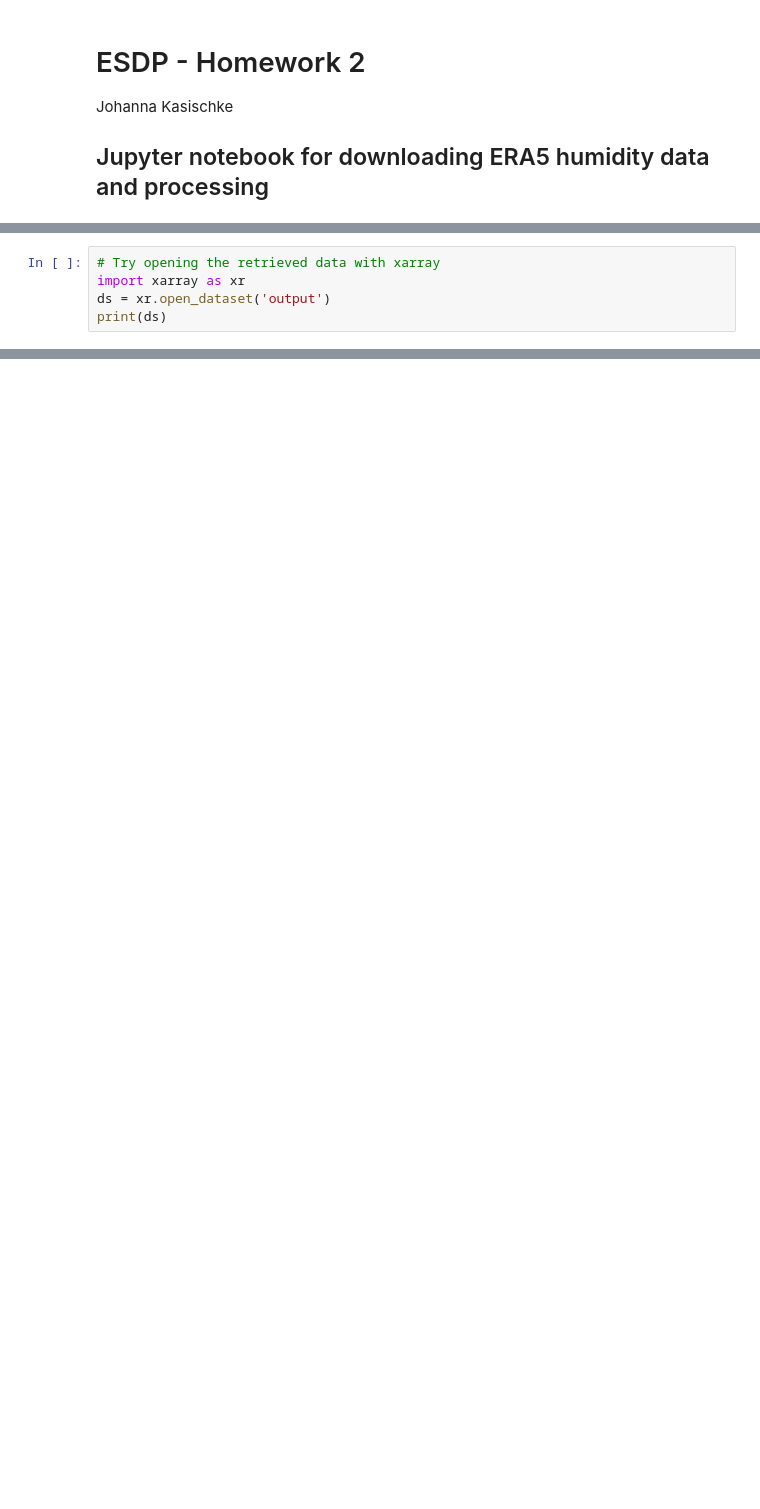
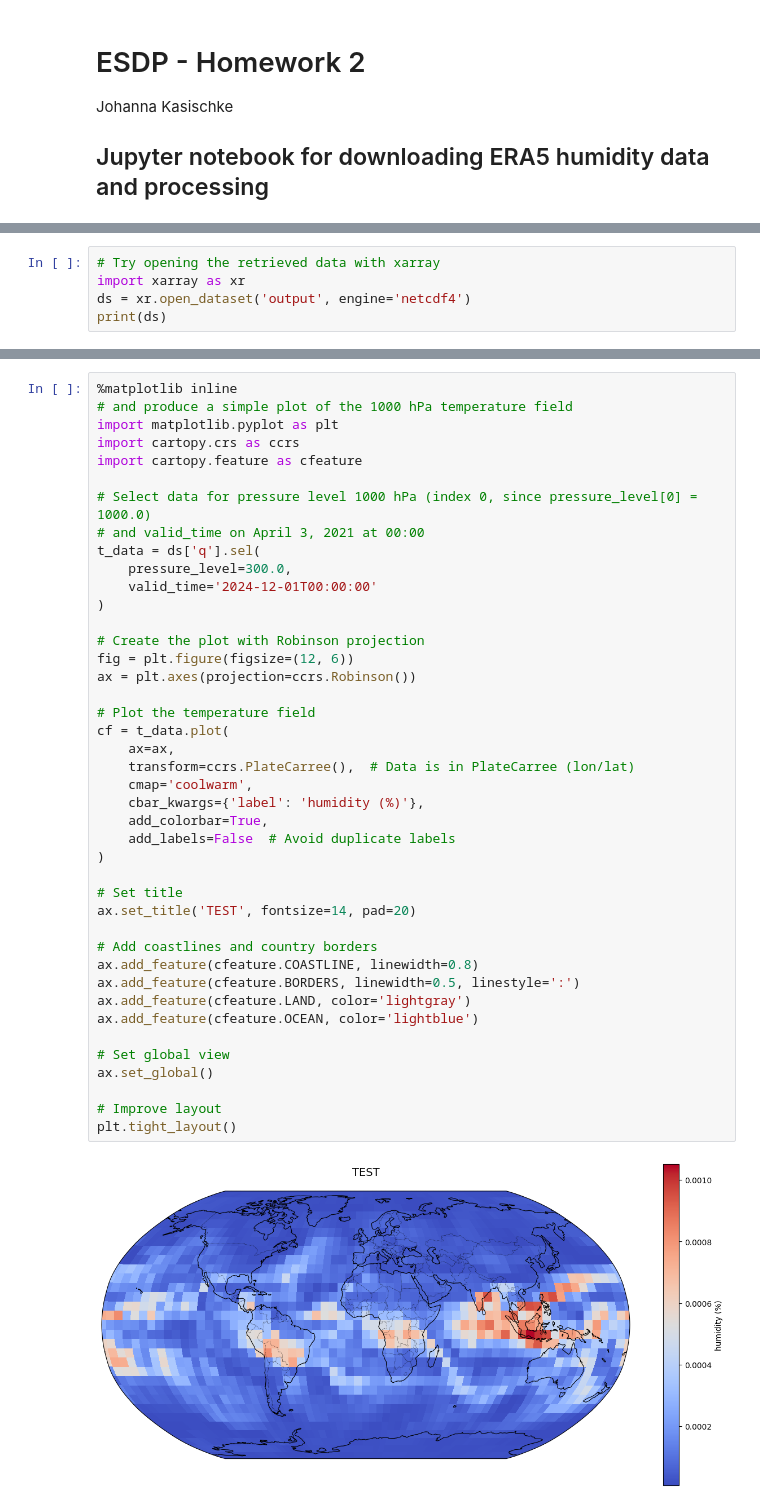
Before and after one commit to maschu09/earth-system-data-processing, a Jupyter notebook: data_access/hw2/load_ERA5_humidity-data.ipynb, the cells around one changed output, grey strips where cells are left out. Drawn from its saved outputs; the diff is of its cells as text; blank space fills up the shorter version.

Commit message:
test download

```diff
--- a/data_access/hw2/load_ERA5_humidity-data.ipynb
+++ b/data_access/hw2/load_ERA5_humidity-data.ipynb
@@ -36,6 +44,6 @@ client.retrieve(dataset, request).download()
 # %%
 # Try opening the retrieved data with xarray
 import xarray as xr
-ds = xr.open_dataset('output')
+ds = xr.open_dataset('output', engine='netcdf4')
 print(ds)
 # %% [output]
@@ -44,0 +130,44 @@ https://docs.xarray.dev/en/stable/user-guide/io
+# %%
+%matplotlib inline
+# and produce a simple plot of the 1000 hPa temperature field
+import matplotlib.pyplot as plt
+import cartopy.crs as ccrs
+import cartopy.feature as cfeature
+
+# Select data for pressure level 1000 hPa (index 0, since pressure_level[0] = 1000.0)
+# and valid_time on April 3, 2021 at 00:00
+t_data = ds['q'].sel(
+    pressure_level=300.0,
+    valid_time='2024-12-01T00:00:00'
+)
+
+# Create the plot with Robinson projection
+fig = plt.figure(figsize=(12, 6))
+ax = plt.axes(projection=ccrs.Robinson())
+
+# Plot the temperature field
+cf = t_data.plot(
+    ax=ax,
+    transform=ccrs.PlateCarree(),  # Data is in PlateCarree (lon/lat)
+    cmap='coolwarm',
+    cbar_kwargs={'label': 'humidity (%)'},
+    add_colorbar=True,
+    add_labels=False  # Avoid duplicate labels
+)
+
+# Set title
+ax.set_title('TEST', fontsize=14, pad=20)
+
+# Add coastlines and country borders
+ax.add_feature(cfeature.COASTLINE, linewidth=0.8)
+ax.add_feature(cfeature.BORDERS, linewidth=0.5, linestyle=':')
+ax.add_feature(cfeature.LAND, color='lightgray')
+ax.add_feature(cfeature.OCEAN, color='lightblue')
+
+# Set global view
+ax.set_global()
+
+# Improve layout
+plt.tight_layout()
+# %% [output]
+[figure, added]
```
Also changed, not shown: parts of 8 cells of this notebook, 2 other files.
